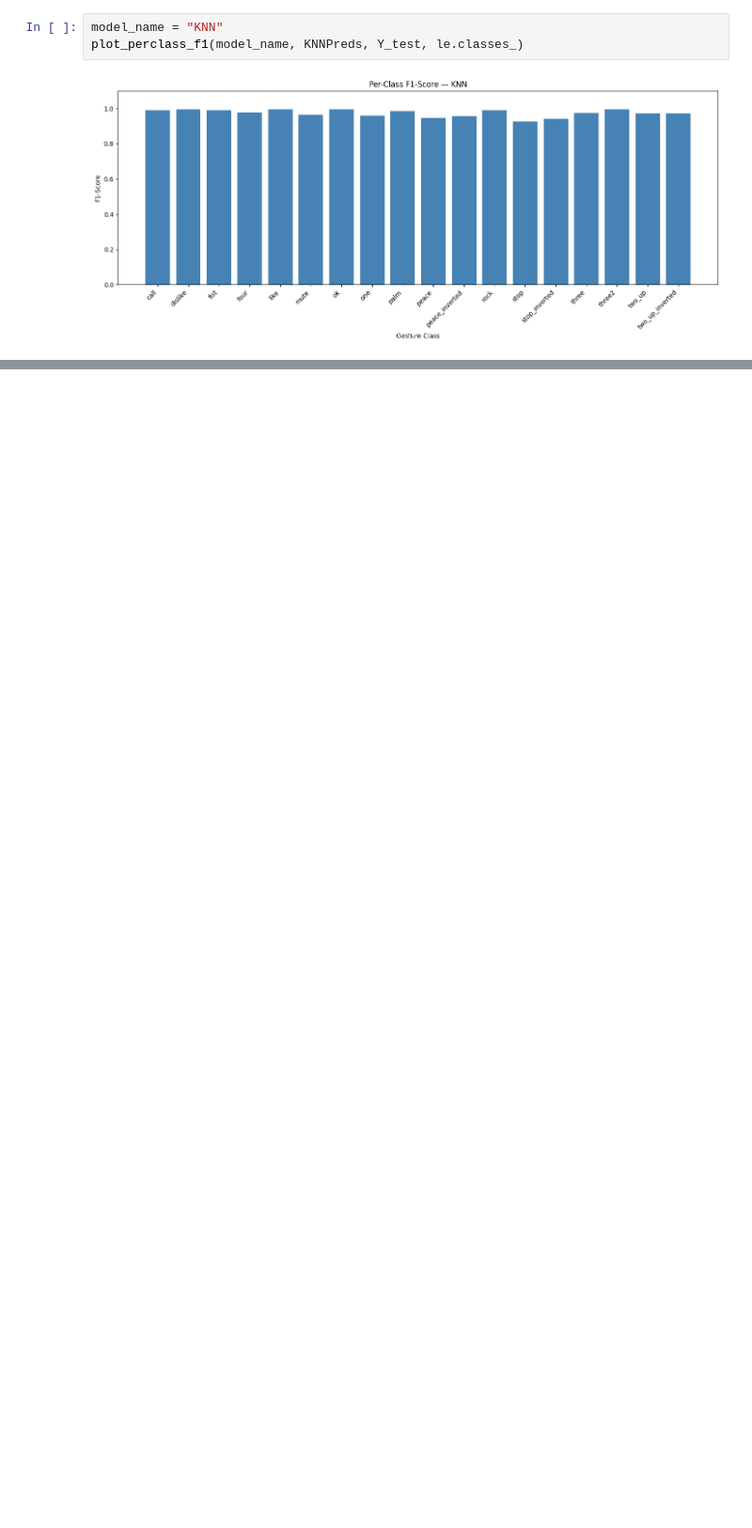
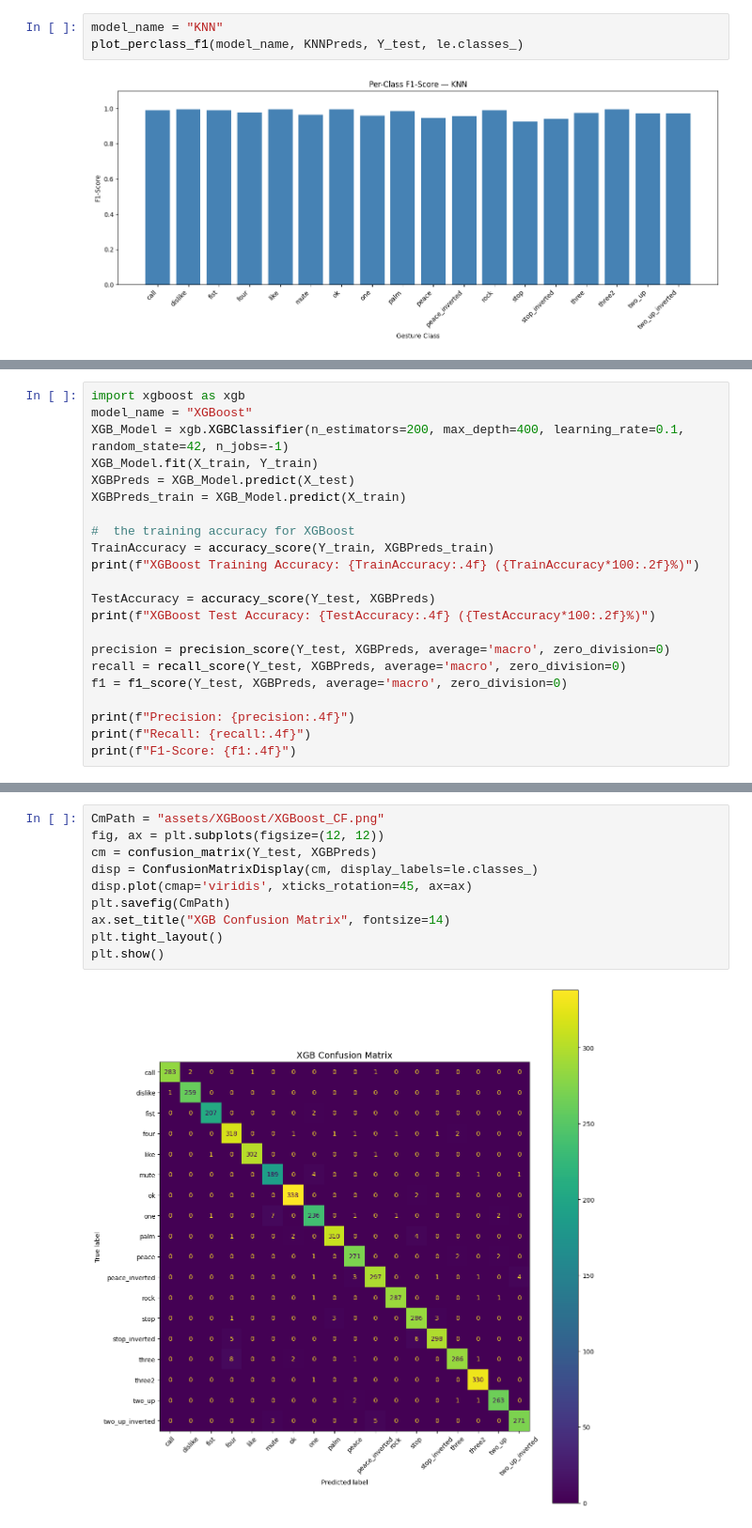
Before and after one commit to Abdelmohsenn/Hand-Gestures-Recognition-Model, a Jupyter notebook: HandGestureModel.ipynb, the cells around one changed output, grey strips where cells are left out. Shown at 94% size. Drawn from its saved outputs; the diff is of its cells as text; blank space fills up the shorter version.

Commit message:
XGBoost Still under optimization

```diff
--- a/HandGestureModel.ipynb
+++ b/HandGestureModel.ipynb
@@ -595,0 +598,22 @@ log_experiment(
+# %%
+import xgboost as xgb
+model_name = "XGBoost"
+XGB_Model = xgb.XGBClassifier(n_estimators=200, max_depth=400, learning_rate=0.1, random_state=42, n_jobs=-1)
+XGB_Model.fit(X_train, Y_train)
+XGBPreds = XGB_Model.predict(X_test)
+XGBPreds_train = XGB_Model.predict(X_train)
+
+#  the training accuracy for XGBoost
+TrainAccuracy = accuracy_score(Y_train, XGBPreds_train)
+print(f"XGBoost Training Accuracy: {TrainAccuracy:.4f} ({TrainAccuracy*100:.2f}%)")
+
+TestAccuracy = accuracy_score(Y_test, XGBPreds)
+print(f"XGBoost Test Accuracy: {TestAccuracy:.4f} ({TestAccuracy*100:.2f}%)")
+
+precision = precision_score(Y_test, XGBPreds, average='macro', zero_division=0)
+recall = recall_score(Y_test, XGBPreds, average='macro', zero_division=0)
+f1 = f1_score(Y_test, XGBPreds, average='macro', zero_division=0)
+
+print(f"Precision: {precision:.4f}")
+print(f"Recall: {recall:.4f}")
+print(f"F1-Score: {f1:.4f}")
@@ -595,0 +628,12 @@ log_experiment(
+# %%
+CmPath = "assets/XGBoost/XGBoost_CF.png"
+fig, ax = plt.subplots(figsize=(12, 12))
+cm = confusion_matrix(Y_test, XGBPreds)
+disp = ConfusionMatrixDisplay(cm, display_labels=le.classes_)
+disp.plot(cmap='viridis', xticks_rotation=45, ax=ax)
+plt.savefig(CmPath)
+ax.set_title("XGB Confusion Matrix", fontsize=14)
+plt.tight_layout()
+plt.show()
+# %% [output]
+[figure, added]
```
Also changed, not shown: parts of 7 cells of this notebook, 9 other files.
